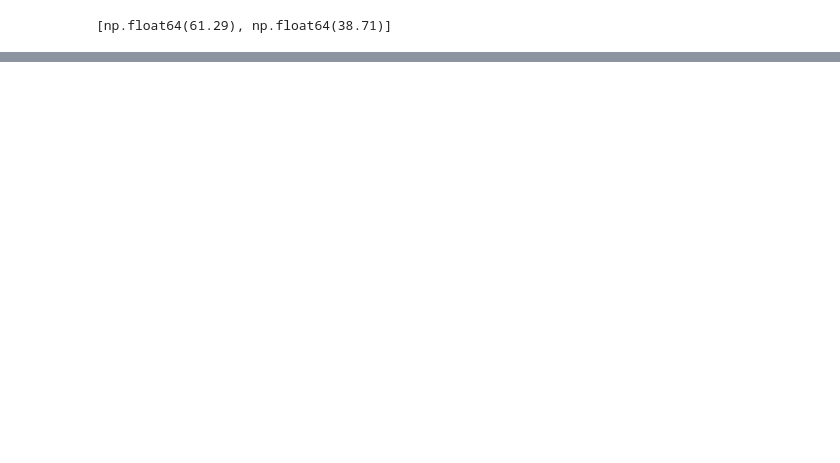
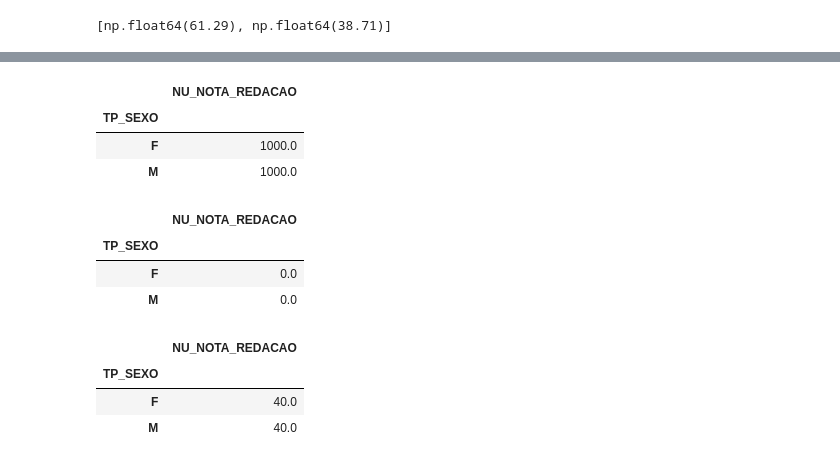
Before and after one commit to mauricioferrer/Consulta-em-banco-de-dados-do-Enem, a Jupyter notebook: Untitled.ipynb, the cells around one changed output, grey strips where cells are left out. Saved outputs shown, nothing was run; the diff lists cells and outputs as text; code cells hidden in the pictures; blank space fills up the shorter version.

```diff
--- a/Untitled.ipynb
+++ b/Untitled.ipynb
@@ -233,0 +258,21 @@ percentInSexo
+# %%
+microdadosEnemSexoRedacao.groupby('TP_SEXO').max()
+# %% [output]
+|  | NU_NOTA_REDACAO |
+| TP_SEXO |  |
+| F | 1000.0 |
+| M | 1000.0 |
+# %%
+microdadosEnemSexoRedacao.groupby('TP_SEXO').min()
+# %% [output]
+|  | NU_NOTA_REDACAO |
+| TP_SEXO |  |
+| F | 0.0 |
+| M | 0.0 |
+# %%
+microdadosEnemSexoRedacao[microdadosEnemSexoRedacao.NU_NOTA_REDACAO>0].groupby('TP_SEXO').min()
+# %% [output]
+|  | NU_NOTA_REDACAO |
+| TP_SEXO |  |
+| F | 40.0 |
+| M | 40.0 |
```
Also changed, not shown: parts of 6 cells of this notebook.
